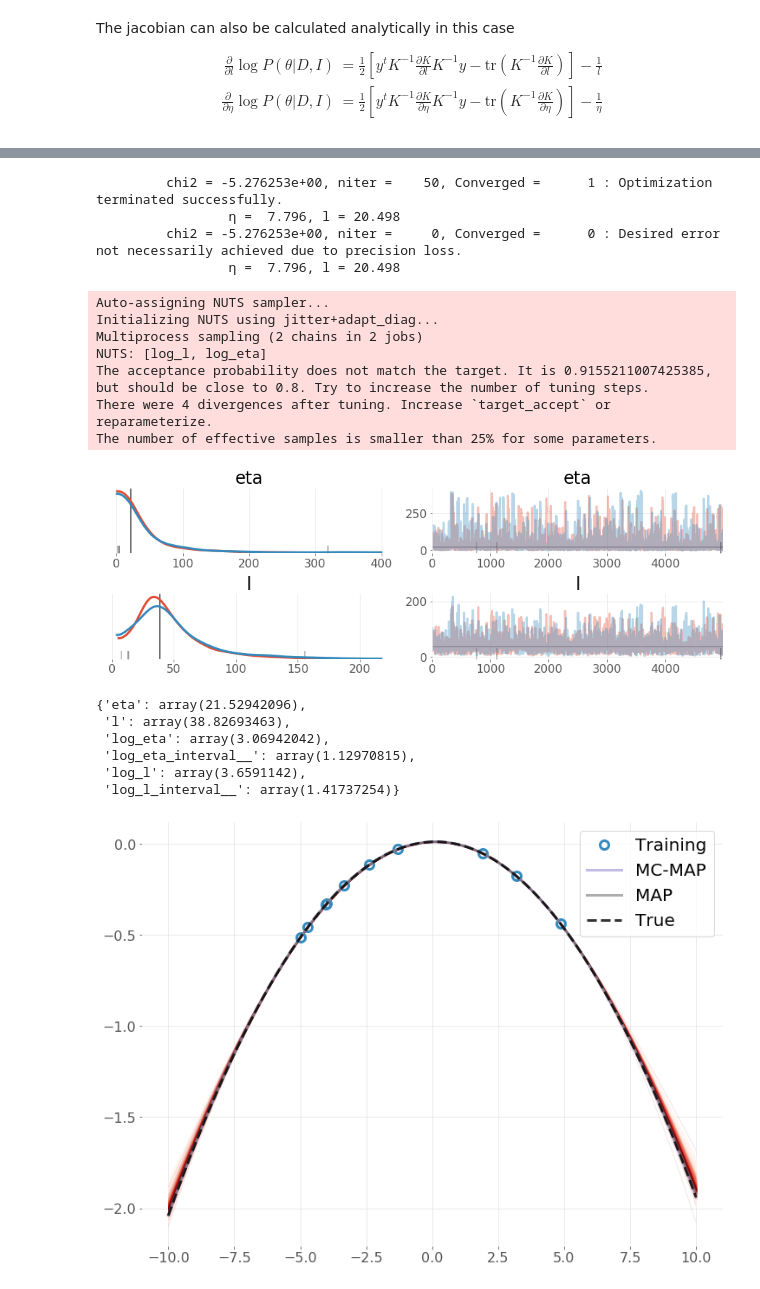
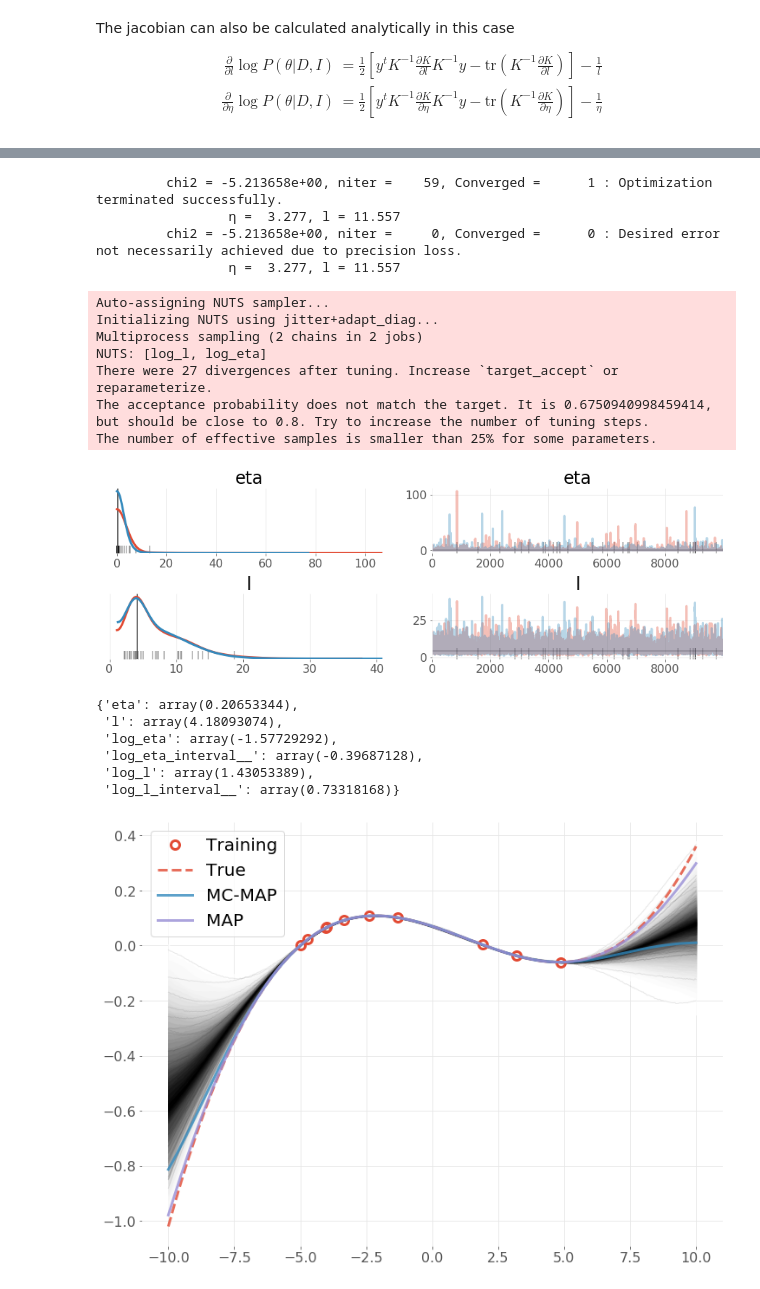
Before and after one commit to johnjmolina/ML-1koza, a Jupyter notebook: GaussianProcesses/0_BriefIntro.ipynb, the cells around one changed output, grey strips where cells are left out. Cells and saved outputs as stored; diff of their text form; code cells hidden in the pictures.

Commit message:
Update GP intro
Changed target function and added 2D map of logp

```diff
--- a/GaussianProcesses/0_BriefIntro.ipynb
+++ b/GaussianProcesses/0_BriefIntro.ipynb
@@ -80,7 +80,7 @@ for ax,K,l in zip(axes.flatten(), Ks, Kl):
 # %%
 np.random.seed(12357)
 x = np.linspace(-10,10,num=500)
-y = 1e-2*(1 + 0.5*x - 2*x**2)
+y = 1e-3*(x+5)*(x-2)*(x-7)
 i = np.random.choice(len(x)//2,size=10, replace=False) + len(x)//4
 xt,yt = x[i], y[i]
 
@@ -236,7 +236,7 @@ def gethyperparams(x, y, noise, K):
     logp = lambda p: (logGP(η = p[0], l = p[1]) + np.log(p[0]) + np.log(p[1]))
     opt0 = optimize.minimize(logp, [1, 1], method='Nelder-Mead', options={'maxiter':2000, 'disp':0}) # downhill simplex
     opt1 = optimize.minimize(logp, opt0['x'], method='Powell', options={'maxiter':2000, 'disp':0})   # conjugate direction method
-    opt2 = optimize.minimize(logp, opt1['x'],  method='BFGS', options={'maxiter':1000, 'disp':0})    # quasi-newton method
+    opt2 = optimize.minimize(logp, opt1['x'],  method='L-BFGS-B', options={'maxiter':1000, 'disp':0})    # quasi-newton method
     return [opt0,opt1,opt2]
 opts = gethyperparams(xt, yt, np.ones_like(yt)*1e-12, K_SquareExp)
 for o in opts:
@@ -315,16 +315,16 @@ for o in opts2:
     print(f'\t chi2 = {o["fun"]:12.6e}, niter = {o["nit"]:5d}, Converged = {o["success"]:6b} : {o["message"]}')
     print(f'\t\t η = {o["x"][0]:6.3f}, l = {o["x"][1]:6.3f}')
 # %% [output]
-         chi2 = -5.276253e+00, niter =    50, Converged =      1 : Optimization terminated successfully.
-                 η =  7.796, l = 20.498
-         chi2 = -5.276253e+00, niter =     0, Converged =      0 : Desired error not necessarily achieved due to precision loss.
-                 η =  7.796, l = 20.498
+         chi2 = -5.213658e+00, niter =    59, Converged =      1 : Optimization terminated successfully.
+                 η =  3.277, l = 11.557
+         chi2 = -5.213658e+00, niter =     0, Converged =      0 : Desired error not necessarily achieved due to precision loss.
+                 η =  3.277, l = 11.557
 # %%
 with pm.Model() as model:
-    log_eta = pm.Uniform('log_eta', lower=-6, upper=6)
+    log_eta = pm.Uniform('log_eta', lower=-6, upper=5)
     eta     = pm.Deterministic('eta', tt.exp(log_eta))
 
-    log_l   = pm.Uniform('log_l', lower=-6,upper=6)
+    log_l   = pm.Uniform('log_l', lower=-6,upper=5)
     l       = pm.Deterministic('l', tt.exp(log_l))
 
 
@@ -332,31 +332,31 @@ with pm.Model() as model:
     gp      = pm.gp.Marginal(cov_func=cov)
 
     y_obs   = gp.marginal_likelihood("y_obs", X=xt[:,None], y=yt, noise=1e-3*np.ones_like(yt))
-    trace   = pm.sample(draws=5000, tune=10000, progressbar=True)
+    trace   = pm.sample(draws=10000, tune=50000, progressbar=True)
     fit     = pm.find_MAP()
 # %% [output]
 Auto-assigning NUTS sampler...
 Initializing NUTS using jitter+adapt_diag...
 Multiprocess sampling (2 chains in 2 jobs)
 NUTS: [log_l, log_eta]
-The acceptance probability does not match the target. It is 0.9155211007425385, but should be close to 0.8. Try to increase the number of tuning steps.
-There were 4 divergences after tuning. Increase `target_accept` or reparameterize.
+There were 27 divergences after tuning. Increase `target_accept` or reparameterize.
+The acceptance probability does not match the target. It is 0.6750940998459414, but should be close to 0.8. Try to increase the number of tuning steps.
 The number of effective samples is smaller than 25% for some parameters.
 # %%
 pm.traceplot(trace, lines = [('eta', {}, fit['eta']),
                              ('l', {}, fit['l'])],
              var_names=['eta', 'l']);
 # %% [output]
-[figure, old version]
+[figure, new version]
 # %%
 pprint.pprint(fit)
 # %% [output]
-{'eta': array(21.52942096),
- 'l': array(38.82693463),
- 'log_eta': array(3.06942042),
- 'log_eta_interval__': array(1.12970815),
- 'log_l': array(3.6591142),
- 'log_l_interval__': array(1.41737254)}
+{'eta': array(0.20653344),
+ 'l': array(4.18093074),
+ 'log_eta': array(-1.57729292),
+ 'log_eta_interval__': array(-0.39687128),
+ 'log_l': array(1.43053389),
+ 'log_l_interval__': array(0.73318168)}
 # %%
 μMAP,KMAP = GPpost(xt, yt,  np.ones_like(yt)*1e-12, xs, lambda x : 0.0, lambda x,y:fit['eta']**2*K_SquareExp(x,y,l=fit['l']))
 σMAP      = np.sqrt(np.diag(KMAP))
@@ -368,12 +368,13 @@ with model:
     y_samples = pm.sample_posterior_predictive(trace, vars=[y_pred], samples=500)
 # %%
 fig, ax = plt.subplots(figsize=(12,9))
-plot_gp_dist(ax, y_samples['y_pred'], x)
-ax.plot(xt,yt, ls='None', marker='o',mfc='None', mew=3, label='Training', color='C1')
-ax.plot(xs, μMAP, alpha=0.6, label='MC-MAP', color='C2')
-ax.plot(xs, μopt, alpha=0.6, label='MAP', color='C3')
-ax.plot(x,y,lw=3,color='k', alpha=0.8,ls='--', label='True')
+plot_gp_dist(ax, y_samples['y_pred'], x, palette=mpl.cm.Greys)
+ax.plot(xt,yt, ls='None', marker='o',mfc='None', mew=3, label='Training', color='C0')
+ax.plot(x,y,lw=3,alpha=0.8,ls='--', label='True', color='C0')
+ax.plot(xs, μMAP, alpha=0.8, label='MC-MAP', color='C1')
+ax.plot(xs, μopt, alpha=0.8, label='MAP', color='C2')
+
 ax.legend(fontsize=20)
 plt.show()
 # %% [output]
-[figure, old version]
+[figure, new version]
```
Also changed, not shown: parts of 9 cells of this notebook.
